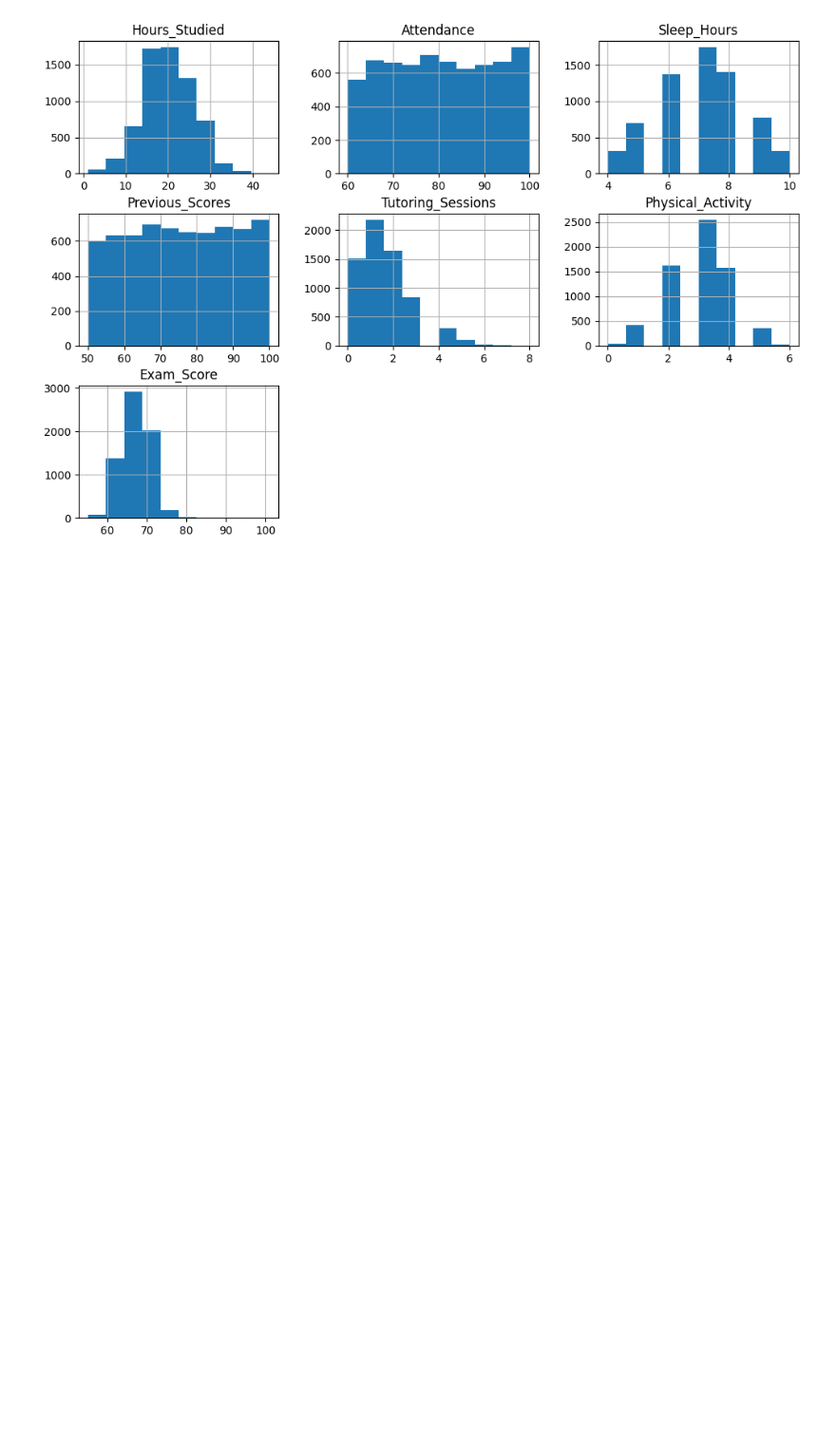
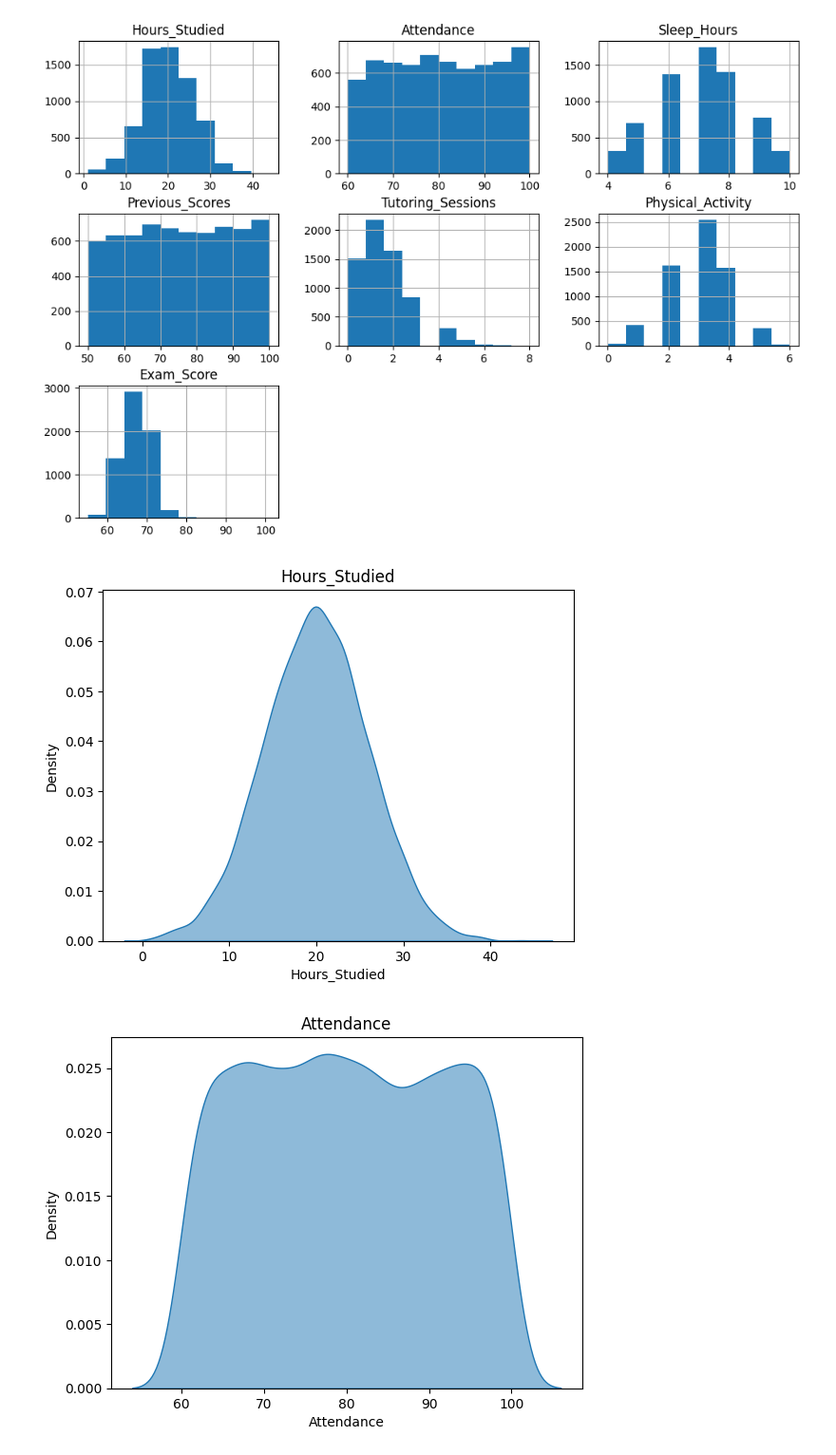
Before and after one commit to minSara02-FromTheStart/CSE303_Project_, a Jupyter notebook: StudentPerformanceFactors.ipynb, the cells around one changed output. Shown at 95% size. Cells and saved outputs as stored; diff of their text form; code cells hidden in the pictures; blank space fills up the shorter version.

```diff
--- a/StudentPerformanceFactors.ipynb
+++ b/StudentPerformanceFactors.ipynb
@@ -75,3 +75,11 @@ df[num_cols].hist(figsize=(12,8))
 plt.show()
 # %% [output]
 [figure]
+# %%
+for col in num_cols:
+    sns.kdeplot(df[col], fill=True,alpha=0.5)
+    plt.title(col)
+    plt.show()
+# %% [output]
+[figure, added]
+[figure, added]
```
Also changed, not shown: parts of 1 cell of this notebook.
